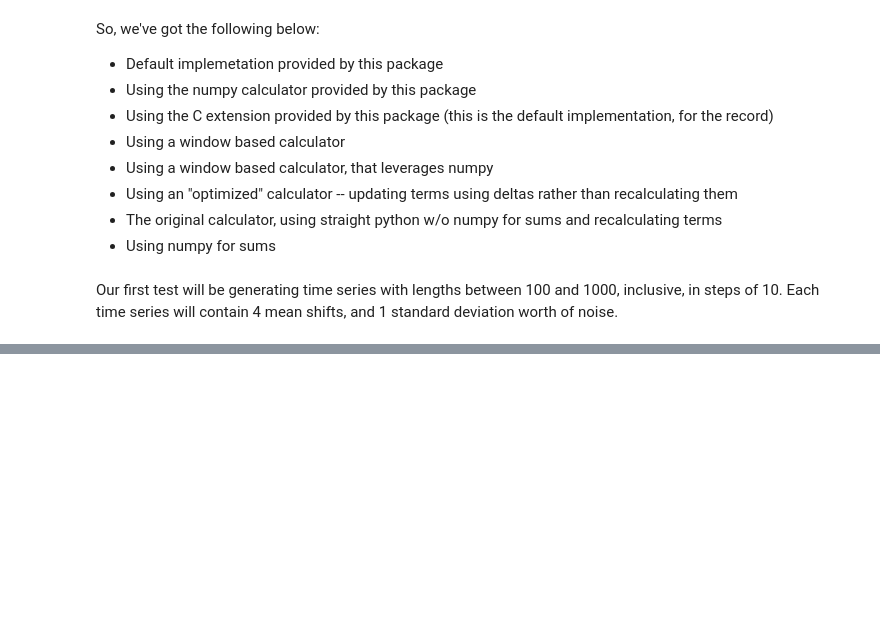
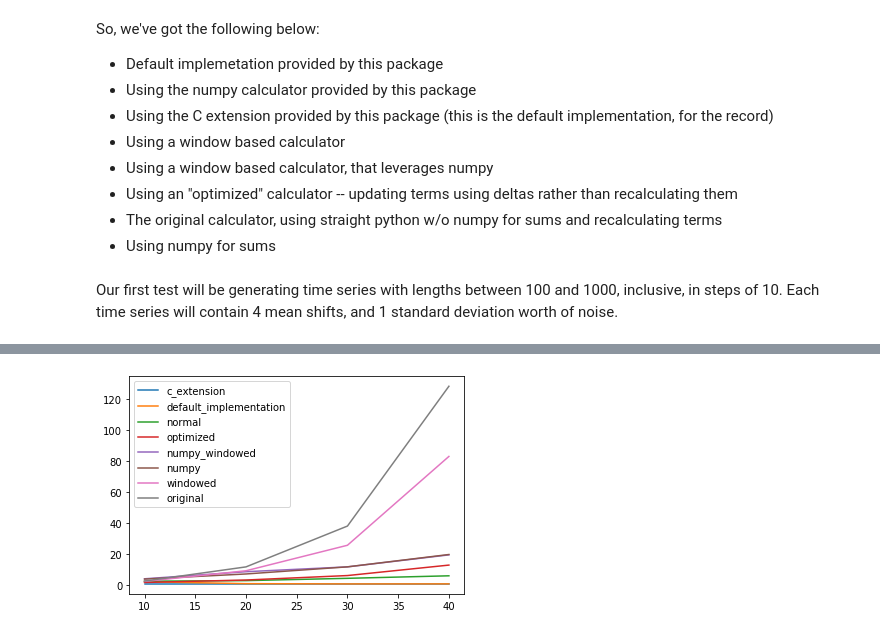
Before and after one commit to mongodb/signal-processing-algorithms, a Jupyter notebook: docs/profiling/algorithm_implementations.ipynb, the cells around one changed output, grey strips where cells are left out. Cells and saved outputs as stored; diff of their text form; code cells hidden in the pictures; blank space fills up the shorter version.

```diff
--- a/docs/profiling/algorithm_implementations.ipynb
+++ b/docs/profiling/algorithm_implementations.ipynb
@@ -75,0 +97,4 @@ def make_test(lengths, num_bkps, noise):
+# %%
+plot_results(results, scale_to=results[0])
+# %% [output]
+[figure, added]
```
Also changed, not shown: parts of 20 cells of this notebook, 1 other file.
